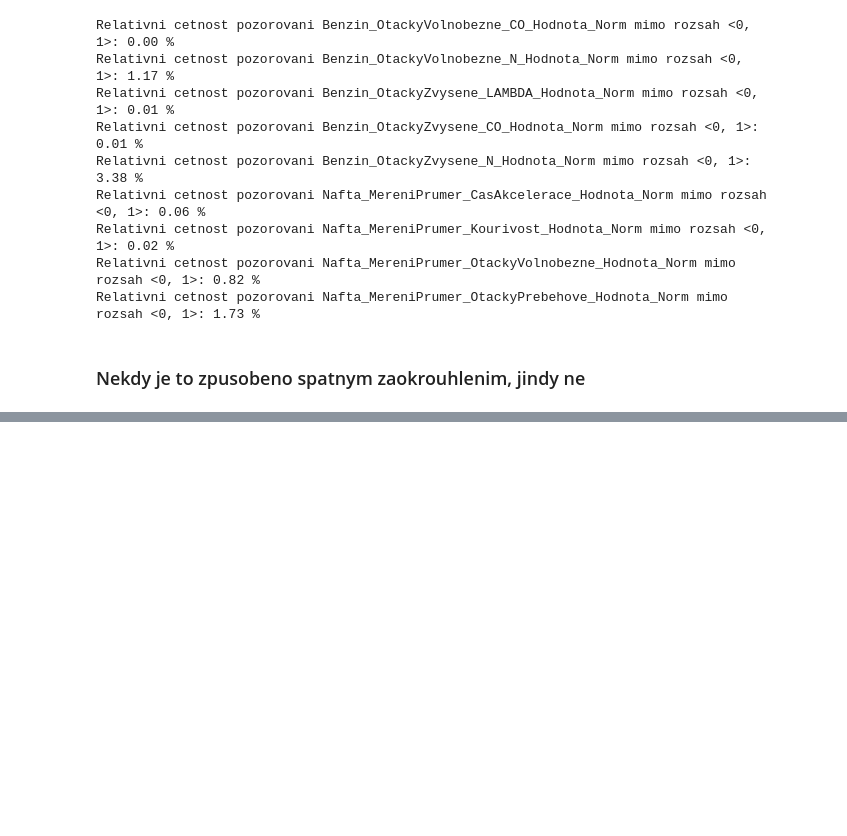
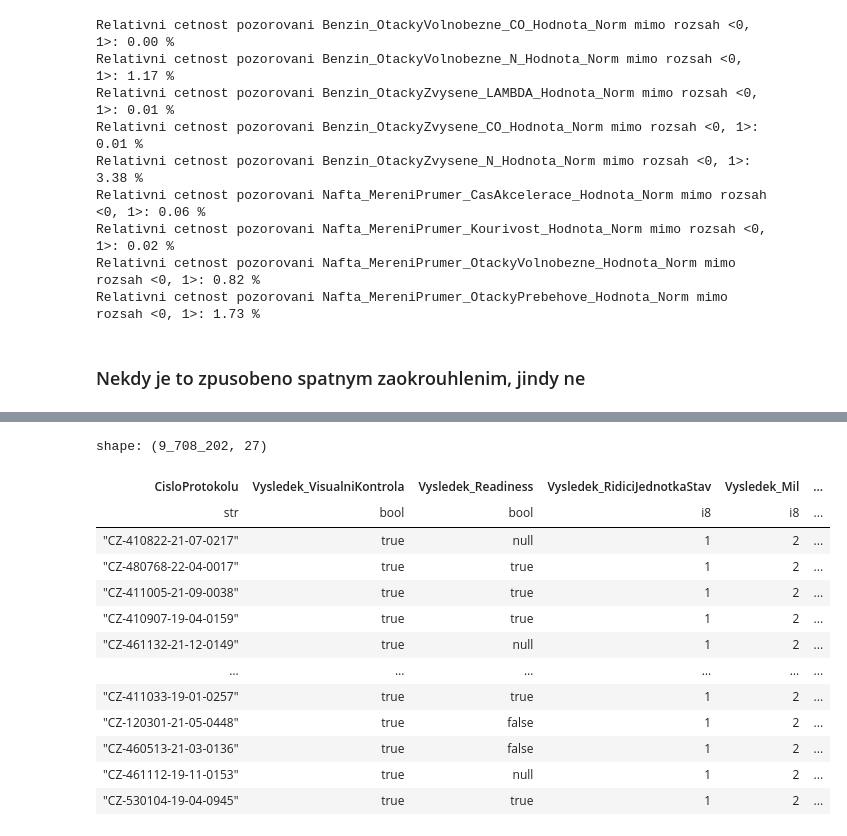
Before and after one commit to opendatalabcz/emissions-data-analysis-cz, a Jupyter notebook: kod/explorace/mereni_exploration.ipynb, the cells around one changed output, grey strips where cells are left out. Cells and saved outputs as stored; diff of their text form; code cells hidden in the pictures; blank space fills up the shorter version.

```diff
--- a/kod/explorace/mereni_exploration.ipynb
+++ b/kod/explorace/mereni_exploration.ipynb
@@ -531,0 +640,20 @@ plot_norms(df_nafta)
+# %%
+# EmisniSystem uz obsahoval pouze 2 hodnoty
+df = df.with_columns(pl.col('EmisniSystem') == 'Rizeny_Obd').rename({'EmisniSystem': 'OBD_Pritomno'})
+# %%
+df
+# %% [output]
+shape: (9_708_202, 27)
+| CisloProtokolu | Vysledek_VisualniKontrola | Vysledek_Readiness | Vysledek_RidiciJednotkaStav | Vysledek_Mil | ... |
+| str | bool | bool | i8 | i8 | ... |
+| "CZ-410822-21-07-0217" | true | null | 1 | 2 | ... |
+| "CZ-480768-22-04-0017" | true | true | 1 | 2 | ... |
+| "CZ-411005-21-09-0038" | true | true | 1 | 2 | ... |
+| "CZ-410907-19-04-0159" | true | true | 1 | 2 | ... |
+| "CZ-461132-21-12-0149" | true | null | 1 | 2 | ... |
+| … | … | … | … | … | ... |
+| "CZ-411033-19-01-0257" | true | true | 1 | 2 | ... |
+| "CZ-120301-21-05-0448" | true | false | 1 | 2 | ... |
+| "CZ-460513-21-03-0136" | true | false | 1 | 2 | ... |
+| "CZ-461112-19-11-0153" | true | null | 1 | 2 | ... |
+| "CZ-530104-19-04-0945" | true | true | 1 | 2 | ... |
```
Also changed, not shown: parts of 21 cells of this notebook, 4 other files.
